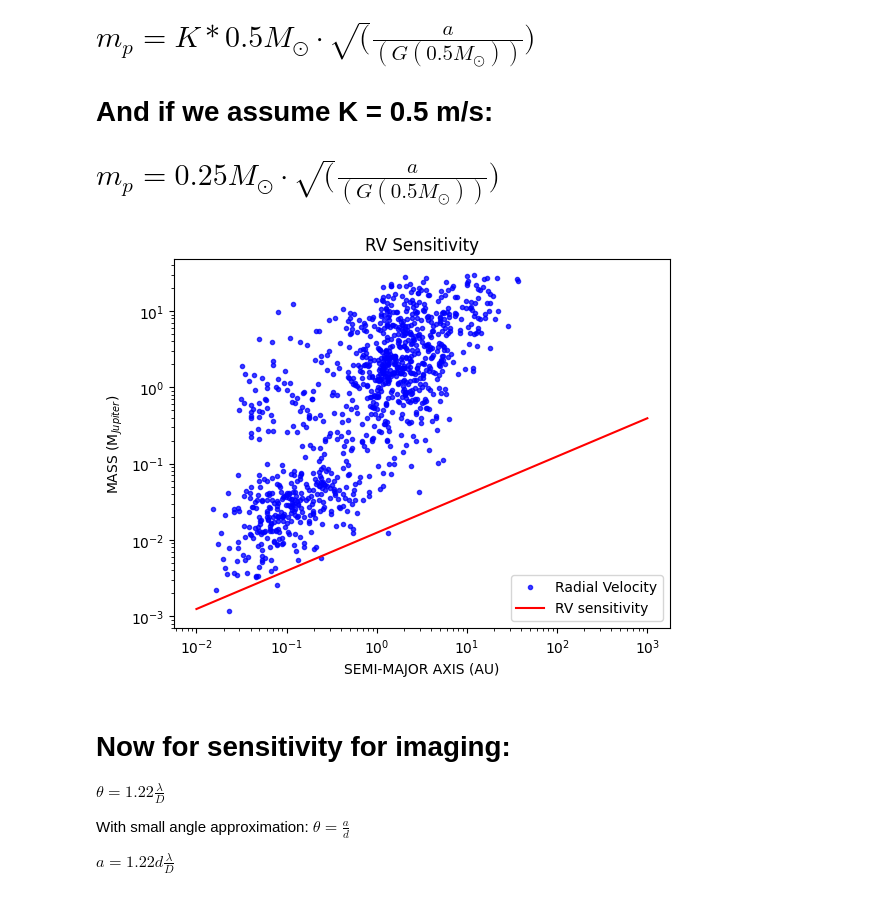
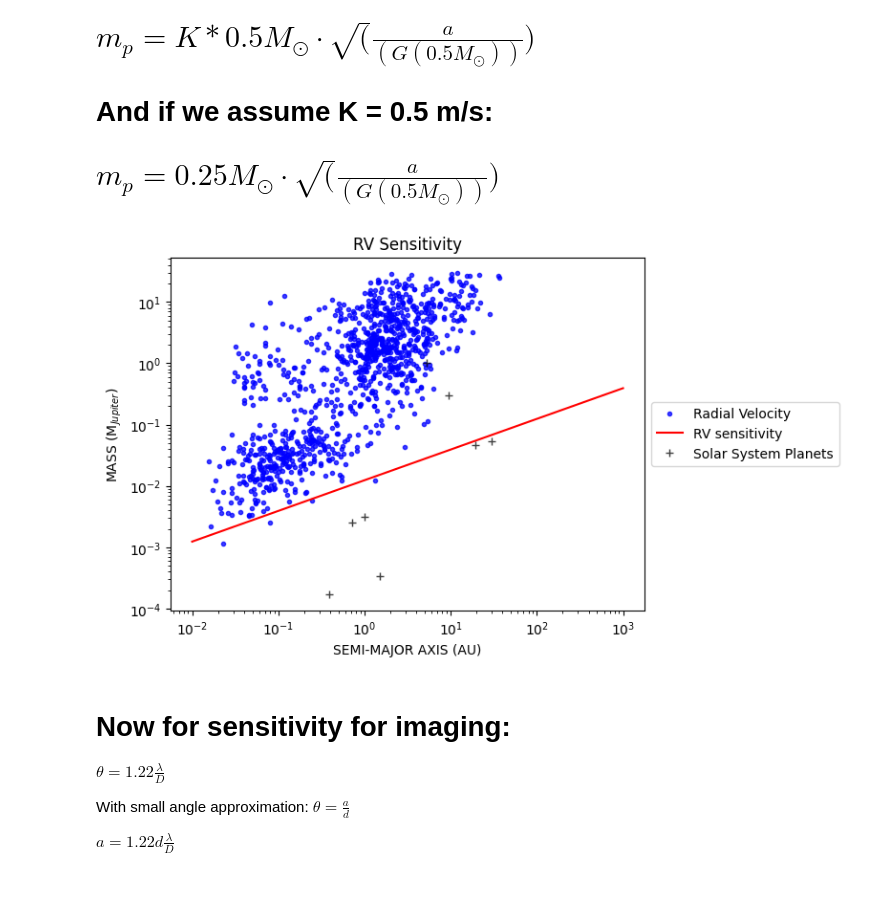
Before and after one commit to RaihanJM/PS5205, a Jupyter notebook: Project_1_Team_8.ipynb, the cells around one changed output. Saved outputs shown, nothing was run; the diff lists cells and outputs as text; code cells hidden in the pictures.

```diff
--- a/Project_1_Team_8.ipynb
+++ b/Project_1_Team_8.ipynb
@@ -179,21 +180,22 @@ plt.show()
 # %%
 axis_array = np.arange(10**(-2),1000,0.01) * u.AU #array of semi-major axes from 0.001 to 1000 AU
 
 m_p_array = 0.25 * u.meter / u.second * u.solMass * np.sqrt(axis_array / (ac.G * (0.5 * u.solMass)))
 
 plt.xscale("log")
 plt.yscale("log")
 plt.xlabel("SEMI-MAJOR AXIS (AU)")
 plt.ylabel(r"MASS (M$_{Jupiter}$)")
 plt.title("RV Sensitivity")
 transit = np.where(tab["discoverymethod"] == "Transit")
 rv = np.where(tab["discoverymethod"] == "Radial Velocity")
 plt.plot(tab["pl_orbsmax"][rv], tab["pl_bmassj"][rv], "b.", alpha=0.75, label="Radial Velocity")
 plt.plot(axis_array.value, m_p_array.to(u.jupiterMass), color="red", label="RV sensitivity")
-plt.legend()
+plt.plot(solarsystem["SMAx"], solarsystem["Mj"], "k+", alpha = 0.75, label = "Solar System Planets")
+plt.legend(loc='center left', bbox_to_anchor=(1, 0.5))
 plt.show()
 # %% [output]
-[figure, old version]
+[figure, new version]
 # %% [markdown]
 # Now for sensitivity for imaging:
 
```
Also changed, not shown: parts of 3 cells of this notebook.
